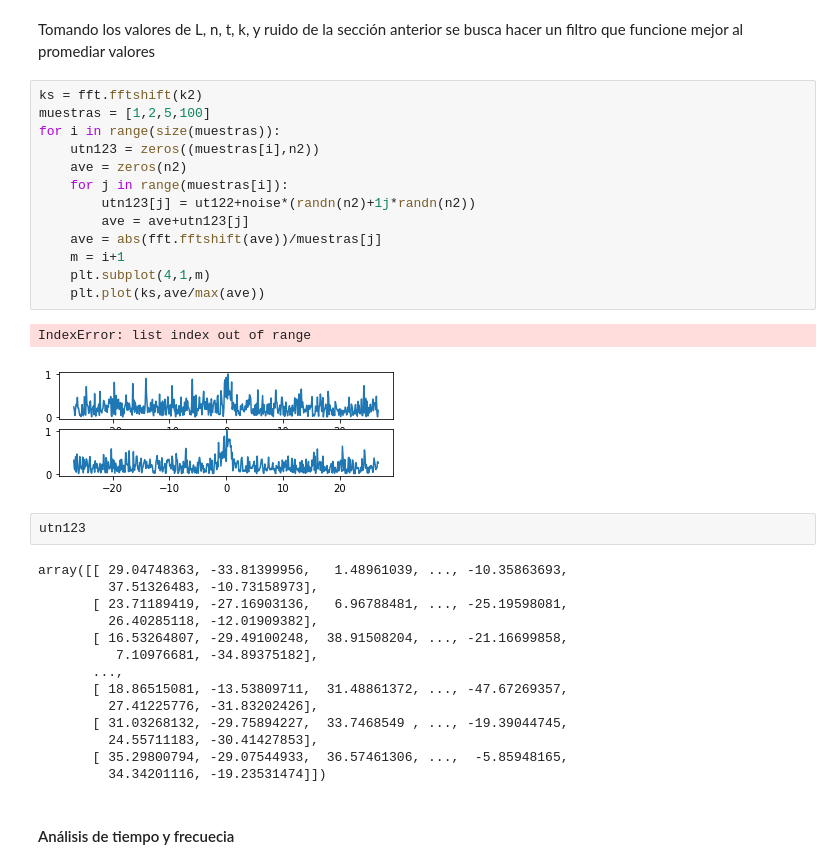
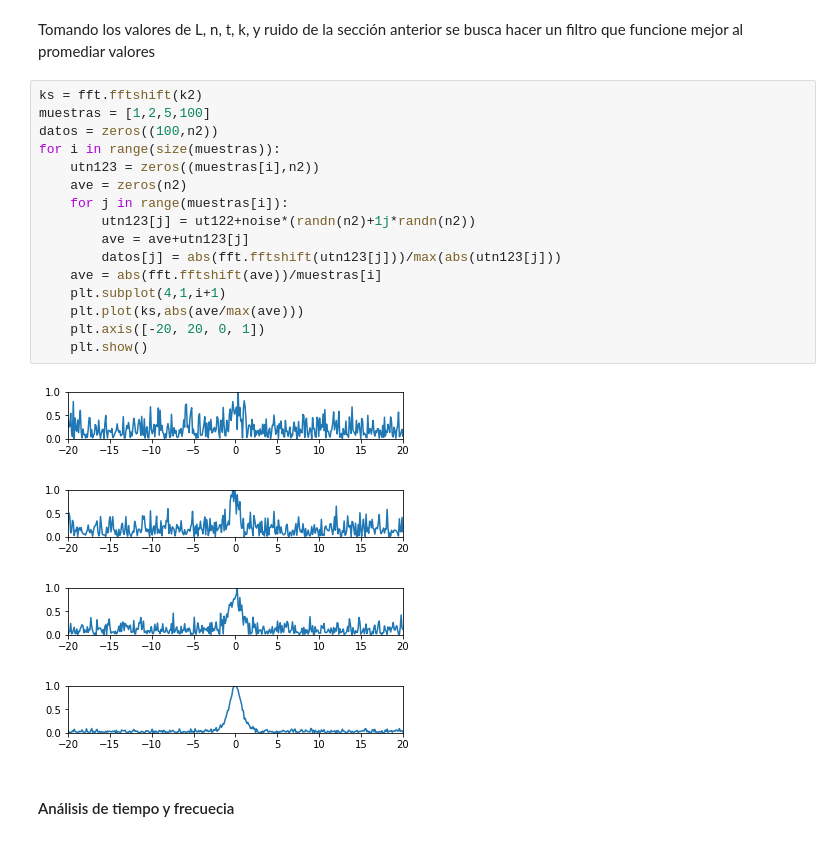
Before and after one commit to nvalencia/-Herramientas-Computacionales-IMEC3602, a Jupyter notebook: Taller_4/201425625_Taller4.ipynb, the cells around one changed output. Cells and saved outputs as stored; diff of their text form.

```diff
--- a/Taller_4/201425625_Taller4.ipynb
+++ b/Taller_4/201425625_Taller4.ipynb
@@ -275,34 +277,23 @@ Tomando los valores de L, n, t, k, y ruido de la sección anterior se busca hace
 # %%
 ks = fft.fftshift(k2)
 muestras = [1,2,5,100]
+datos = zeros((100,n2))
 for i in range(size(muestras)):
     utn123 = zeros((muestras[i],n2))
     ave = zeros(n2)
     for j in range(muestras[i]):
         utn123[j] = ut122+noise*(randn(n2)+1j*randn(n2))
         ave = ave+utn123[j]
-    ave = abs(fft.fftshift(ave))/muestras[j]
-    m = i+1
-    plt.subplot(4,1,m)
-    plt.plot(ks,ave/max(ave))
+        datos[j] = abs(fft.fftshift(utn123[j]))/max(abs(utn123[j]))
+    ave = abs(fft.fftshift(ave))/muestras[i]
+    plt.subplot(4,1,i+1)
+    plt.plot(ks,abs(ave/max(ave)))
+    plt.axis([-20, 20, 0, 1])
+    plt.show()
 # %% [output]
-IndexError: list index out of range
-[figure, old version]
+[figure, new version]
+[figure, added]
+[figure, added]
+[figure, added]
-# %%
-utn123
-# %% [output]
-array([[ 29.04748363, -33.81399956,   1.48961039, ..., -10.35863693,
-         37.51326483, -10.73158973],
-       [ 23.71189419, -27.16903136,   6.96788481, ..., -25.19598081,
-         26.40285118, -12.01909382],
-       [ 16.53264807, -29.49100248,  38.91508204, ..., -21.16699858,
-          7.10976681, -34.89375182],
-       ...,
-       [ 18.86515081, -13.53809711,  31.48861372, ..., -47.67269357,
-         27.41225776, -31.83202426],
-       [ 31.03268132, -29.75894227,  33.7468549 , ..., -19.39044745,
-         24.55711183, -30.41427853],
-       [ 35.29800794, -29.07544933,  36.57461306, ...,  -5.85948165,
-         34.34201116, -19.23531474]])
 # %% [markdown]
 #### Análisis de tiempo y frecuecia <a name="12.4"></a>
```
Also changed, not shown: parts of 10 cells of this notebook.
